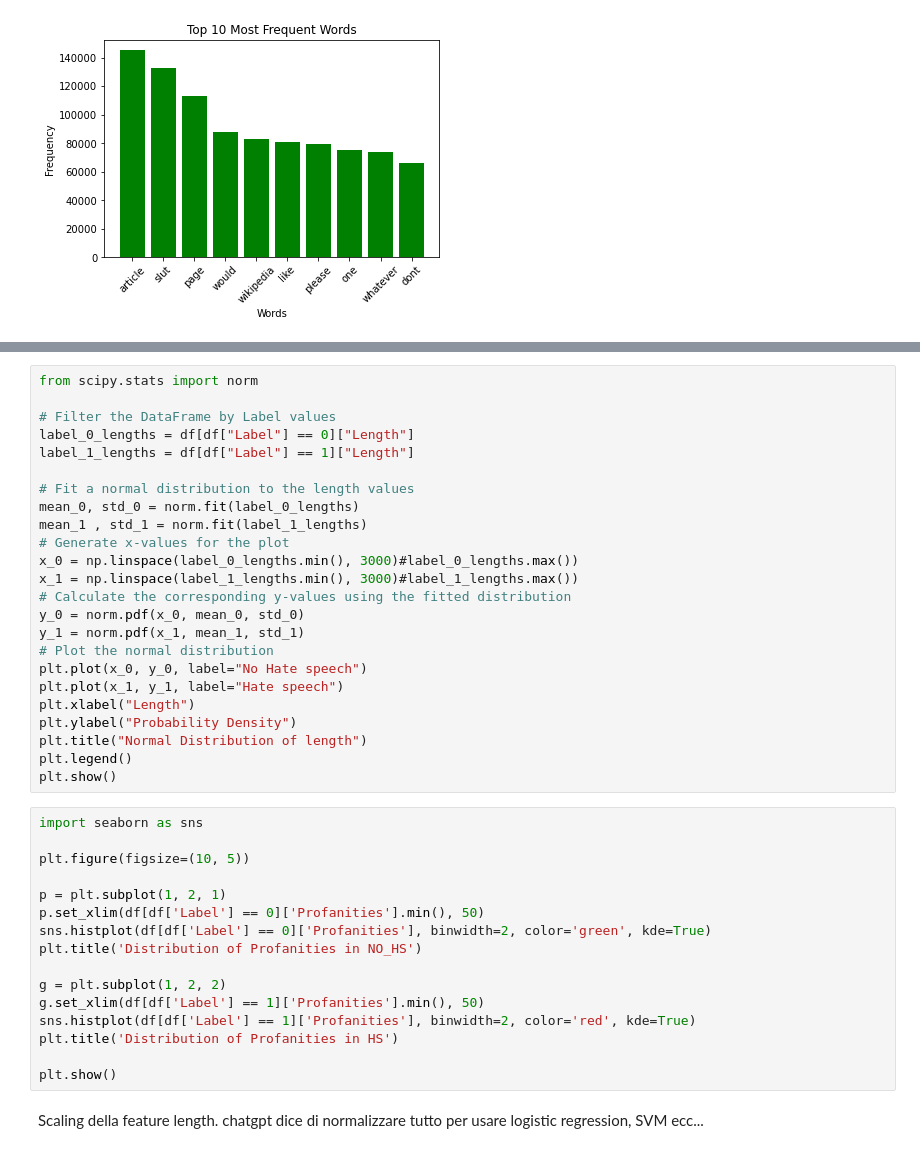
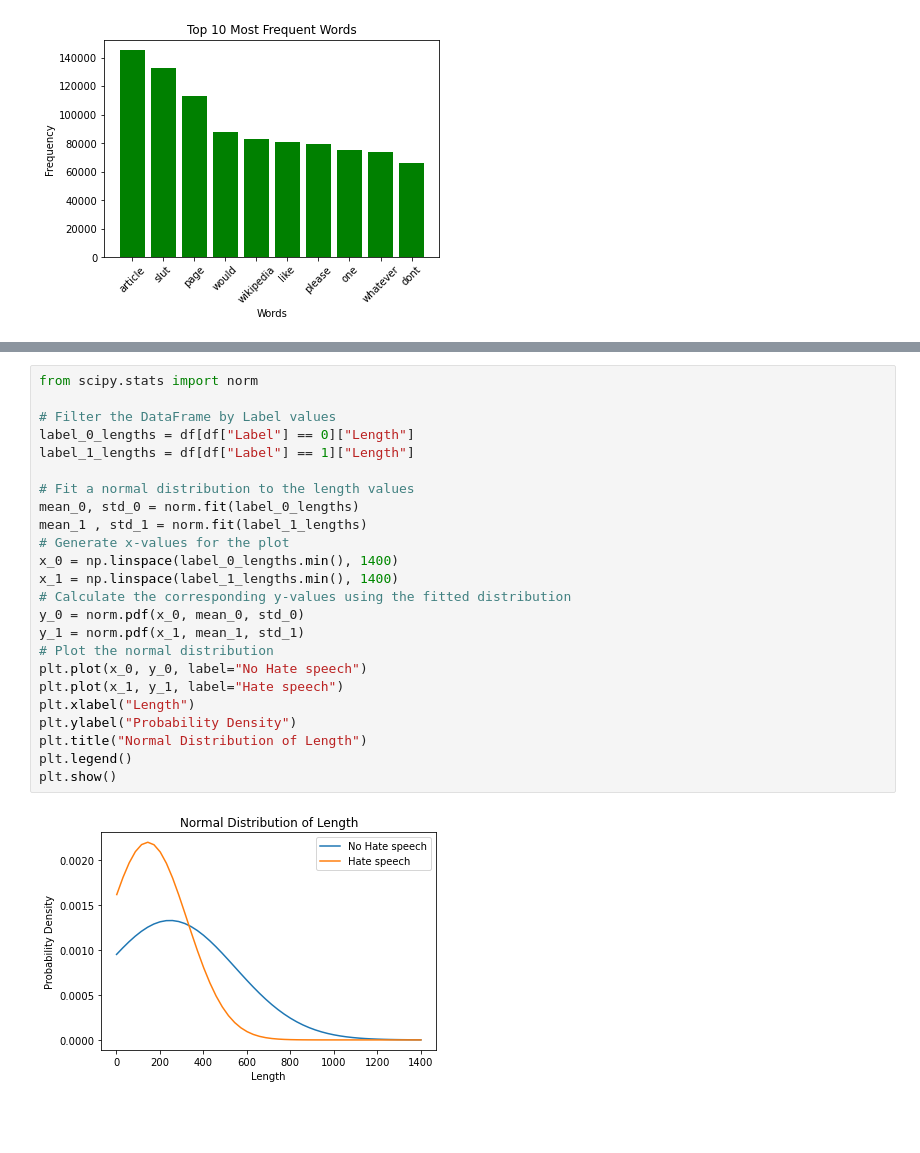
Before and after one commit to FilippoSechi/HateSpeechDetection, a Jupyter notebook: notebook.ipynb, the cells around one changed output, grey strips where cells are left out. Drawn from its saved outputs; the diff is of its cells as text; blank space fills up the shorter version.

```diff
--- a/notebook.ipynb
+++ b/notebook.ipynb
@@ -400,42 +387,26 @@ plt.show()
 # %%
 from scipy.stats import norm
 
 # Filter the DataFrame by Label values
 label_0_lengths = df[df["Label"] == 0]["Length"]
 label_1_lengths = df[df["Label"] == 1]["Length"]
 
 # Fit a normal distribution to the length values
 mean_0, std_0 = norm.fit(label_0_lengths)
 mean_1 , std_1 = norm.fit(label_1_lengths)
 # Generate x-values for the plot
-x_0 = np.linspace(label_0_lengths.min(), 3000)#label_0_lengths.max())
-x_1 = np.linspace(label_1_lengths.min(), 3000)#label_1_lengths.max())
+x_0 = np.linspace(label_0_lengths.min(), 1400)
+x_1 = np.linspace(label_1_lengths.min(), 1400)
 # Calculate the corresponding y-values using the fitted distribution
 y_0 = norm.pdf(x_0, mean_0, std_0)
 y_1 = norm.pdf(x_1, mean_1, std_1)
 # Plot the normal distribution
 plt.plot(x_0, y_0, label="No Hate speech")
 plt.plot(x_1, y_1, label="Hate speech")
 plt.xlabel("Length")
 plt.ylabel("Probability Density")
-plt.title("Normal Distribution of length")
+plt.title("Normal Distribution of Length")
 plt.legend()
 plt.show()
+# %% [output]
+[figure, added]
-# %%
-import seaborn as sns
-
-plt.figure(figsize=(10, 5))
-
-p = plt.subplot(1, 2, 1)
-p.set_xlim(df[df['Label'] == 0]['Profanities'].min(), 50)
-sns.histplot(df[df['Label'] == 0]['Profanities'], binwidth=2, color='green', kde=True)
-plt.title('Distribution of Profanities in NO_HS')
-
-g = plt.subplot(1, 2, 2)
-g.set_xlim(df[df['Label'] == 1]['Profanities'].min(), 50)
-sns.histplot(df[df['Label'] == 1]['Profanities'], binwidth=2, color='red', kde=True)
-plt.title('Distribution of Profanities in HS')
-
-plt.show()
-# %% [markdown]
-Scaling della feature length. chatgpt dice di normalizzare tutto per usare logistic regression, SVM ecc...
```
Also changed, not shown: parts of 28 cells of this notebook.
